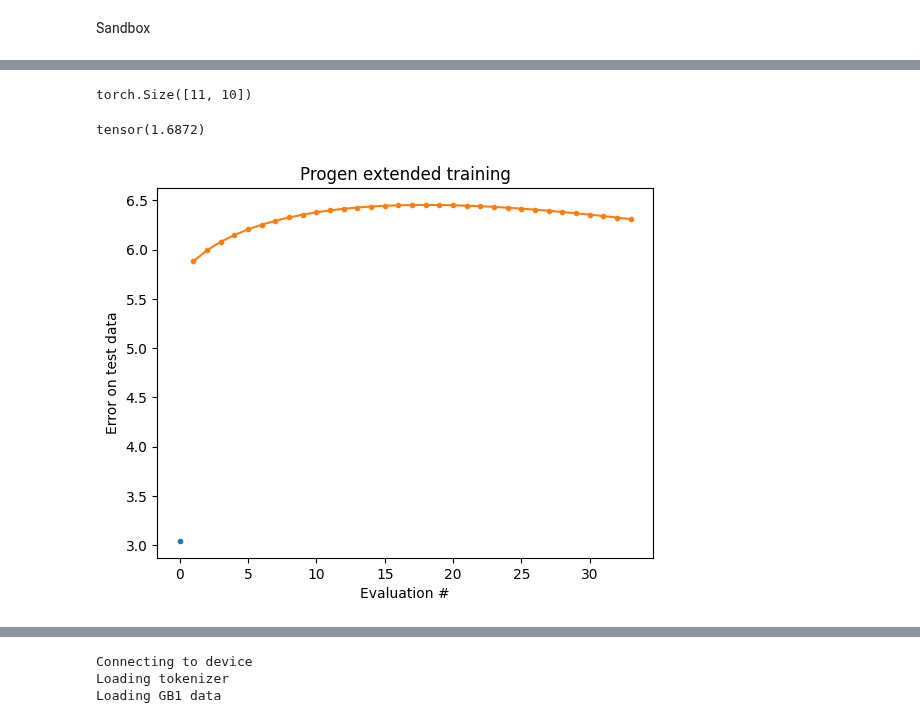
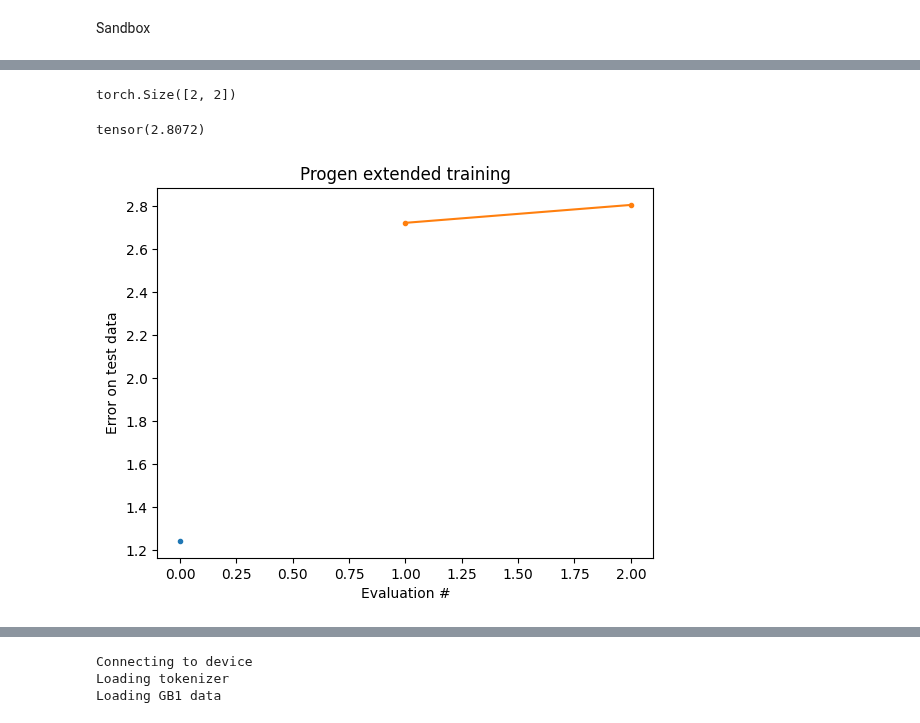
Before and after one commit to soldatmat/PELLM, a Jupyter notebook: code/llm/progen_extended.ipynb, the cells around one changed output, grey strips where cells are left out. Cells and saved outputs as stored; diff of their text form; code cells hidden in the pictures.

```diff
--- a/code/llm/progen_extended.ipynb
+++ b/code/llm/progen_extended.ipynb
@@ -243,5 +329,5 @@ import torch
 import matplotlib.pyplot as plt
 # %%
-#loss_history = torch.load("./models/progen_extended_data_balanced_01_info.pt")["loss_history"]
+loss_history = torch.load("./models/progen_extended_data_balanced_05_info.pt")["loss_history"]
 #loss_history = torch.load("./models/progen_extended_v1_01_history.pt")
-loss_history = torch.load("./models/progen_extended_data_filter_01_history.pt")
+#loss_history = torch.load("./models/progen_extended_data_filter_09_history.pt")
@@ -248,24 +356,28 @@ loss_history = torch.load("./models/progen_extended_data_filter_01_history.pt")
 # %%
 loss_history.size()
 # %% [output]
-torch.Size([11, 10])
+torch.Size([2, 2])
 # %%
-loss_history[1][1]
+loss_history[-1][-1]
 # %% [output]
-tensor(1.6872)
+tensor(2.8072)
 # %%
+evaluation_period = 1
 plt.plot(0, loss_history[0, -1], '.')
 for i in range(1, loss_history.size()[0]):
     plt.plot(
-        [(i-1)*loss_history.size()[1]+b for b in range(1, loss_history.size()[1]+1)],
+        [evaluation_period*((i-1)*loss_history.size()[1]+b) for b in range(1, loss_history.size()[1]+1)],
         #torch.cat((loss_history[0, -1:], loss_history[1, :])),
         loss_history[i, :],
         ".-",
     )
 plt.xlabel("Evaluation #")
+#plt.xlabel("Batch number")
+#plt.xticks(np.arange(0, 81, 5))
 plt.ylabel("Error on test data")
+#plt.ylabel("Mean L1 loss")
 plt.title("Progen extended training")
 
 plt.show()
 # %% [output]
-[figure, old version]
+[figure, new version]
```
Also changed, not shown: parts of 22 cells of this notebook, 1 other file.
